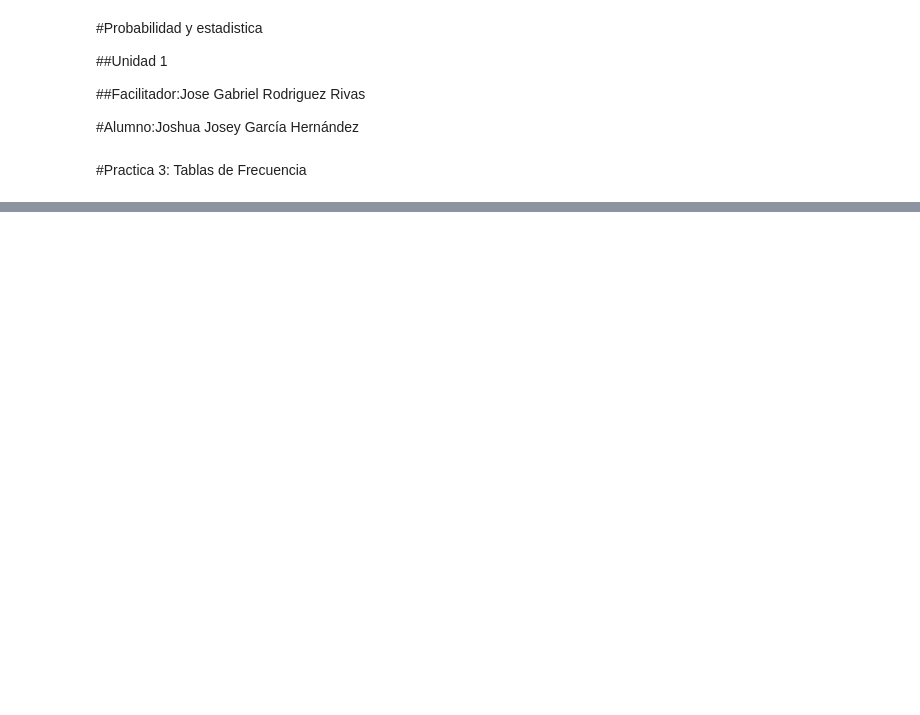
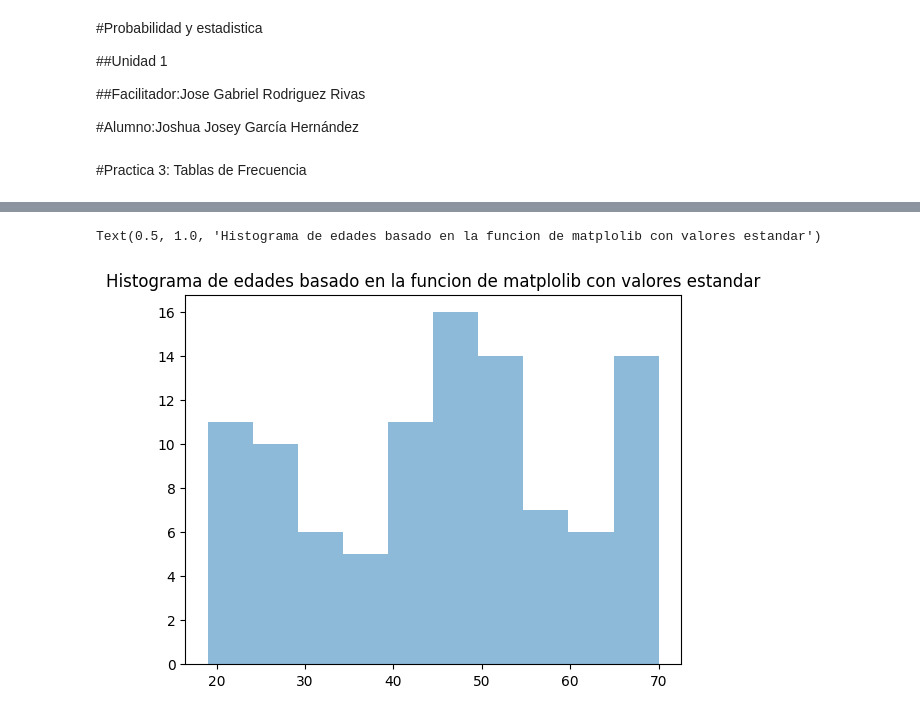
Before and after one commit to 25041033Joshua/Probabilidad-y-estadistica, a Jupyter notebook: unidad1/Copia_de_Practica_3.ipynb, the cells around one changed output, grey strips where cells are left out. Saved outputs shown, nothing was run; the diff lists cells and outputs as text; code cells hidden in the pictures; blank space fills up the shorter version.

```diff
--- a/unidad1/Copia_de_Practica_3.ipynb
+++ b/unidad1/Copia_de_Practica_3.ipynb
@@ -132,0 +222,13 @@ tabla_frecuencias
+# %%
+import matplotlib.pyplot as plt
+
+plt.hist(edades,alpha=0.5)
+plt.title("Histograma de edades basado en la funcion de matplolib con valores estandar")
+
+# The Text object call was likely intended to display text on a plot,
+# but it's not a standalone function call outside of a plot context.
+# Removing it for now or it can be integrated with matplotlib if needed.
+# Text(0.5,1.0, 'Histograma de edades basado en la funcion de matplolib con valores estandar ')
+# %% [output]
+Text(0.5, 1.0, 'Histograma de edades basado en la funcion de matplolib con valores estandar')
+[figure, added]
```
Also changed, not shown: parts of 14 cells of this notebook.
